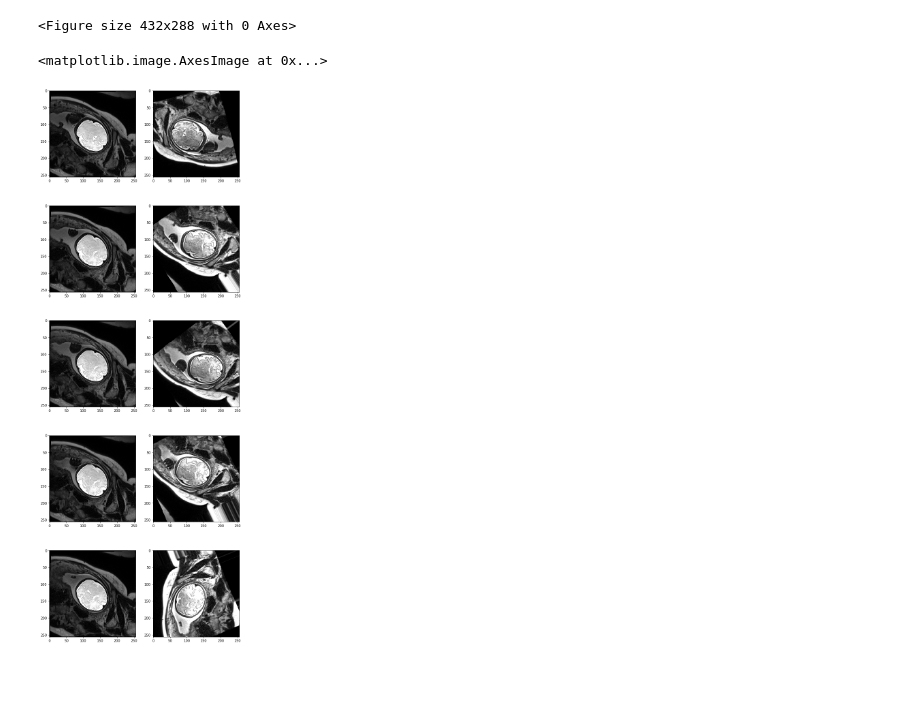
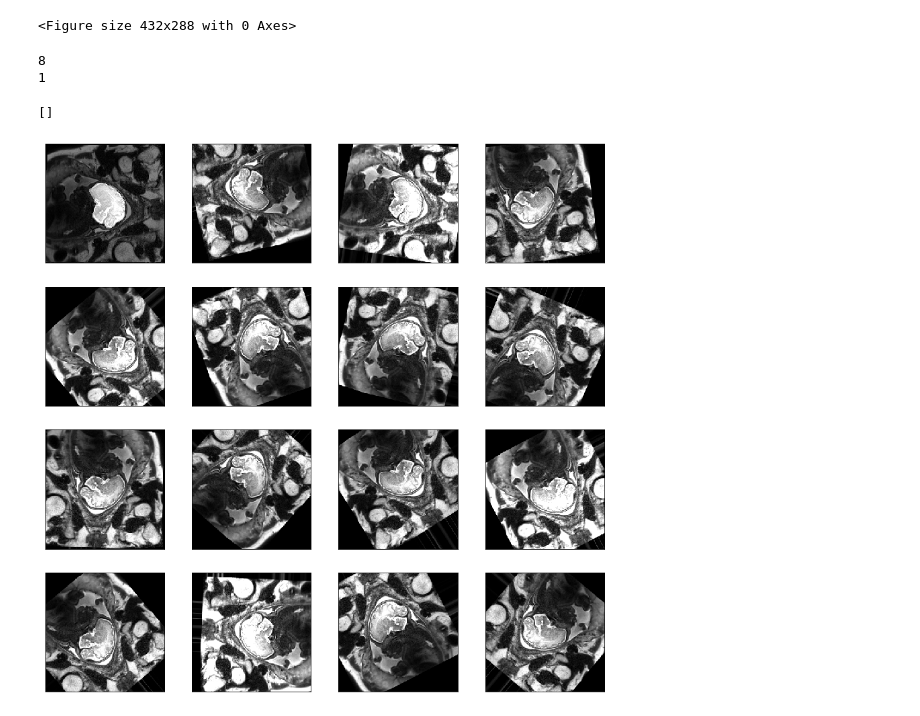
Before and after one commit to FNNDSC/fetal-brain-segmentation, a Jupyter notebook: DA_TEST.ipynb, the cells around one changed output. Drawn from its saved outputs; the diff is of its cells as text; code cells hidden in the pictures; blank space fills up the shorter version.

```diff
--- a/DA_TEST.ipynb
+++ b/DA_TEST.ipynb
@@ -15,10 +15,10 @@ Using TensorFlow backend.
 <Figure size 432x288 with 0 Axes>
 # %%
 def load_data_files():
-    images_dir = os.path.join('data/imgs/*')
+    images_dir = os.path.join('data/prev/imgs/*')
     image_files = sorted(glob.glob(images_dir))
 
-    masks_dir = os.path.join('data/masks/*')
+    masks_dir = os.path.join('data/prev/masks/*')
     masks_files = sorted(glob.glob(masks_dir))
 
     return zip(image_files, masks_files)
@@ -52,32 +52,36 @@ def getGen(images, masks):
 
     mask_datagen = ImageDataGenerator(**data_gen_args)
 
-    image_generator = image_datagen.flow(x = images, shuffle=False, batch_size=5, seed=seed)
-    mask_generator = mask_datagen.flow(x = masks, shuffle=False, batch_size=5, seed=seed)
+    image_generator = image_datagen.flow(x = images, shuffle=False, batch_size=16, seed=seed)
+    mask_generator = mask_datagen.flow(x = masks, shuffle=False, batch_size=16, seed=seed)
 
     return image_generator, mask_generator
 
-imgs = images[4][20:35]
-msks = masks[4][20:35]
+print(len(images))
+imgs = images[2][20:21]
+msks = masks[2][20:21]
 
 img_gen, mask_gen = getGen(imgs, msks)
 imgs_gen, msks_gen = img_gen.next(), mask_gen.next()
+print(len(imgs_gen))
+# %% [output]
+8
+1
-# %%
-f, axarr = plt.subplots(5,2, figsize=(10, 30))
-axarr[0,0].imshow(np.squeeze(imgs[0] + msks[0] * 255))
-axarr[0,1].imshow(np.squeeze(imgs_gen[0]))
-
-axarr[1,0].imshow(np.squeeze(imgs[1] + msks[1] * 255))
-axarr[1,1].imshow(np.squeeze(imgs_gen[1]))
-
-axarr[2,0].imshow(np.squeeze(imgs[2] + msks[2] * 255))
-axarr[2,1].imshow(np.squeeze(imgs_gen[2]))
-
-axarr[3,0].imshow(np.squeeze(imgs[3] + msks[3] * 255))
-axarr[3,1].imshow(np.squeeze(imgs_gen[3]))
-
-axarr[4,0].imshow(np.squeeze(imgs[4] + msks[4] * 255))
-axarr[4,1].imshow(np.squeeze(imgs_gen[4]))
-# %% [output]
-<matplotlib.image.AxesImage at 0x...>
-[figure, removed]
+# %%
+f, axarr = plt.subplots(4,4, figsize=(15, 15))
+
+axarr[0,0].imshow(np.squeeze(imgs[0] + msks[0] * 255))
+axarr[0,1].imshow(np.squeeze(img_gen.next()))
+axarr[0,2].imshow(np.squeeze(img_gen.next()))
+axarr[0,3].imshow(np.squeeze(img_gen.next()))
+
+for i in range(1,4):
+    axarr[i,0].imshow(np.squeeze(img_gen.next()))
+    axarr[i,1].imshow(np.squeeze(img_gen.next()))
+    axarr[i,2].imshow(np.squeeze(img_gen.next()))
+    axarr[i,3].imshow(np.squeeze(img_gen.next()))
+
+plt.setp(plt.gcf().get_axes(), xticks=[], yticks=[])
+# %% [output]
+[]
+[figure, added]
```
Also changed, not shown: 4 other files.
